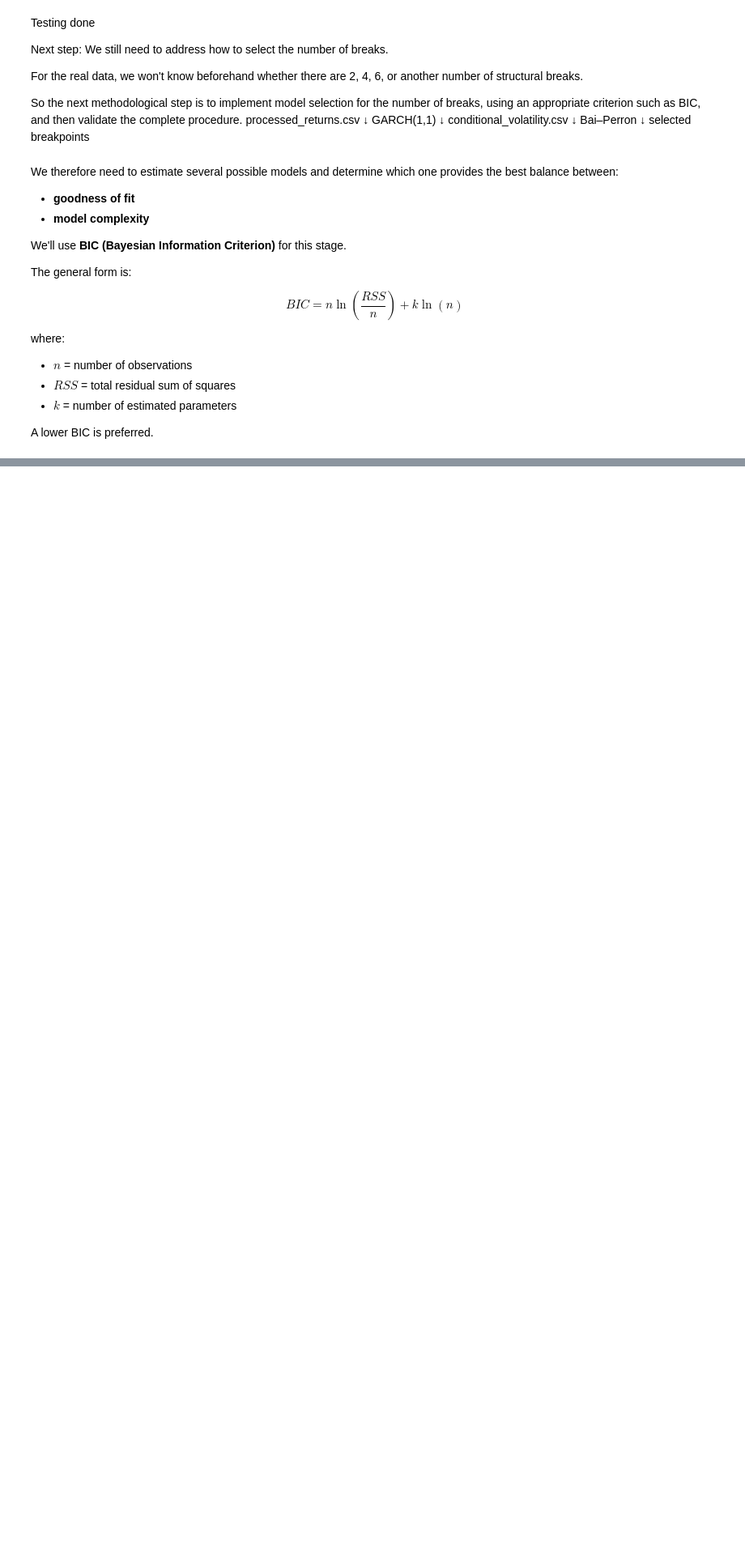
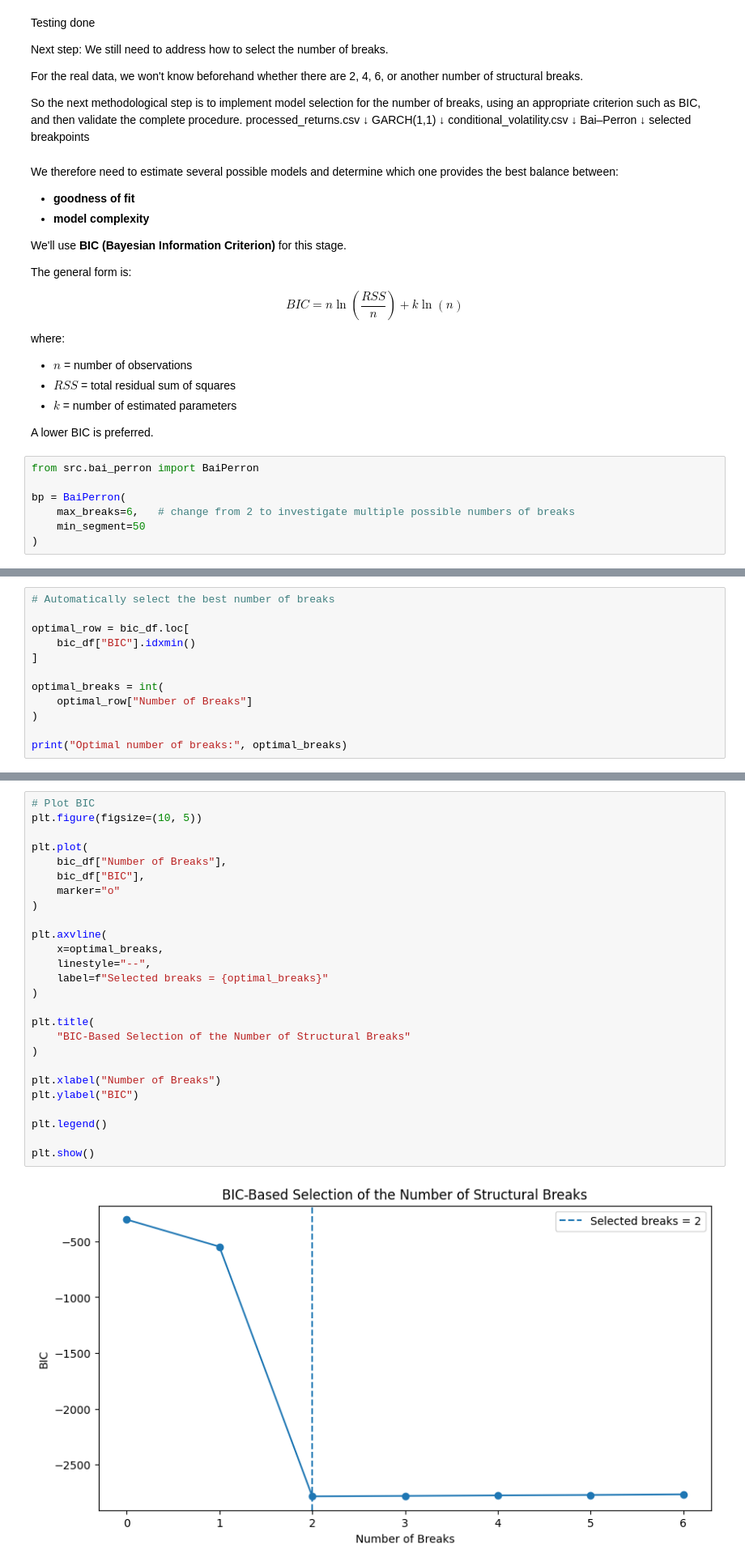
Before and after one commit to fleurclochette/Scientific-Project-SS26-Group-8, a Jupyter notebook: notebooks/03_garch_breakpoints.ipynb, the cells around one changed output, grey strips where cells are left out. Shown at 81% size. Saved outputs shown, nothing was run; the diff lists cells and outputs as text; blank space fills up the shorter version.

```diff
--- a/notebooks/03_garch_breakpoints.ipynb
+++ b/notebooks/03_garch_breakpoints.ipynb
@@ -350,3 +343,10 @@ where:
 - $k$ = number of estimated parameters
 
 A lower BIC is preferred.
+# %%
+from src.bai_perron import BaiPerron
+
+bp = BaiPerron(
+    max_breaks=6,   # change from 2 to investigate multiple possible numbers of breaks
+    min_segment=50
+)
@@ -352,0 +403,12 @@ A lower BIC is preferred.
+# %%
+# Automatically select the best number of breaks
+
+optimal_row = bic_df.loc[
+    bic_df["BIC"].idxmin()
+]
+
+optimal_breaks = int(
+    optimal_row["Number of Breaks"]
+)
+
+print("Optimal number of breaks:", optimal_breaks)
@@ -352,0 +431,28 @@ A lower BIC is preferred.
+# %%
+# Plot BIC
+plt.figure(figsize=(10, 5))
+
+plt.plot(
+    bic_df["Number of Breaks"],
+    bic_df["BIC"],
+    marker="o"
+)
+
+plt.axvline(
+    x=optimal_breaks,
+    linestyle="--",
+    label=f"Selected breaks = {optimal_breaks}"
+)
+
+plt.title(
+    "BIC-Based Selection of the Number of Structural Breaks"
+)
+
+plt.xlabel("Number of Breaks")
+plt.ylabel("BIC")
+
+plt.legend()
+
+plt.show()
+# %% [output]
+[figure, added]
```
Also changed, not shown: parts of 7 cells of this notebook.
